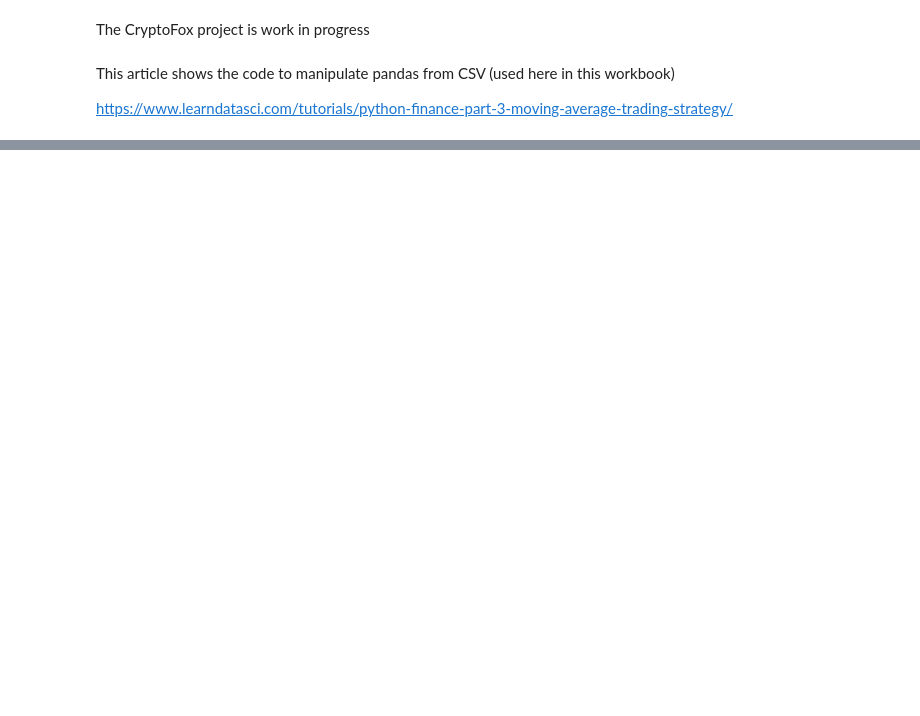
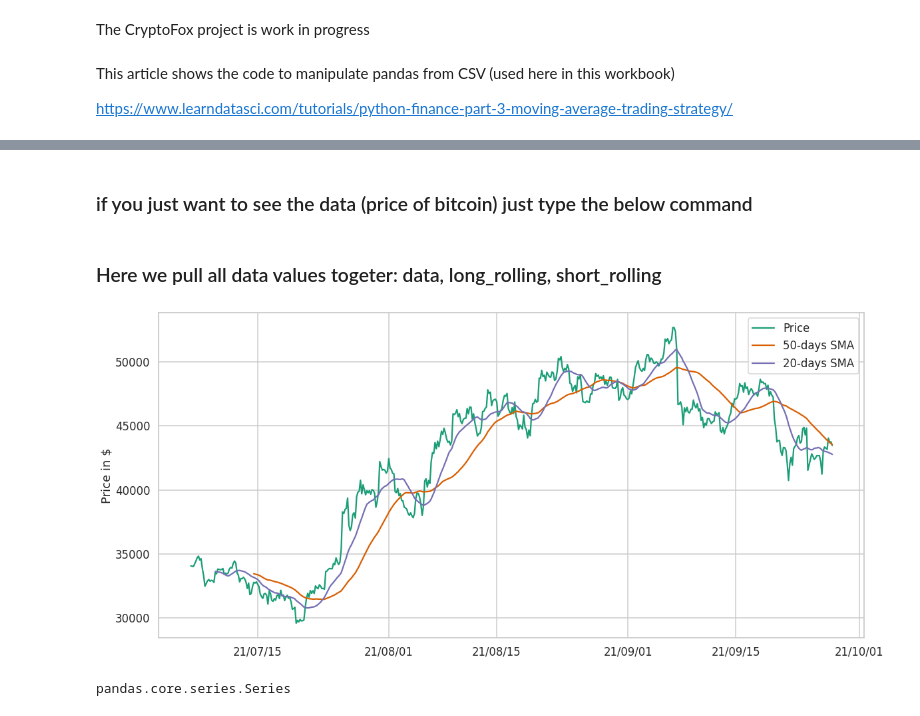
Before and after one commit to georgasj/cryptofox, a Jupyter notebook: cryptoFox.ipynb, the cells around one changed output, grey strips where cells are left out. Cells and saved outputs as stored; diff of their text form; code cells hidden in the pictures; blank space fills up the shorter version.

```diff
--- a/cryptoFox.ipynb
+++ b/cryptoFox.ipynb
@@ -178,0 +76,2 @@ Features to predict price of crypto:
+# %%
+ohlcv = binance.fetch_ohlcv(pair, '4h')
@@ -178,0 +107,10 @@ Features to predict price of crypto:
+# %%
+from datetime import datetime
+
+# Convert all the dates in the Asset Data
+# // operator rounds to Floor with Ints
+dates = [datetime.fromtimestamp(candle[0] // 1000) for candle in ohlcv]
+
+# Print Example Comparison
+print(f'Unix Timestamp: {ohlcv[0][0] // 1000}\n'
+    + f'DateTime Object: {datetime.fromtimestamp(ohlcv[0][0] // 1000)}')
@@ -178,0 +124,8 @@ Features to predict price of crypto:
+# %%
+import pandas as pd
+
+# Combine Columns of Dates and Prices
+data = pd.Series(prices, index=dates) # series
+data_df = pd.DataFrame(data=prices, index=dates, columns=["Price"]) # dataframe
+
+print(f'Data Series: \n{data}') # What it looks like
@@ -178,0 +181,6 @@ Features to predict price of crypto:
+# %%
+# Calculating the long-window simple moving average - its a Panda DataFrame
+long_rolling = data.rolling(window=50).mean() # its a Panda Series
+#long_rolling_df= long_rolling.rename(columns={'Price':'SMA50'}) # its a Panda Dataframe
+long_rolling.tail(500)
+#np.size(long_rolling) #its 500
@@ -178,0 +205,2 @@ Features to predict price of crypto:
+# %% [markdown]
+### if you just want to see the data (price of bitcoin) just type the below command
@@ -178,0 +209,28 @@ Features to predict price of crypto:
+# %% [markdown]
+### Here we pull all data values togeter: data, long_rolling, short_rolling
+# %%
+import matplotlib.pyplot as plt
+import matplotlib.dates as mdates
+%matplotlib inline
+import seaborn as sns
+fig, ax = plt.subplots(figsize=(19,9))
+#sns.set(style='darkgrid', context='talk', palette='Dark2')
+sns.set(style='whitegrid', context='talk', palette='Dark2')
+
+my_year_month_fmt = mdates.DateFormatter('%y/%m/%d')
+
+ax.plot(data, label='Price')
+ax.plot(long_rolling, label = '50-days SMA')
+ax.plot(short_rolling, label = '20-days SMA')
+
+ax.legend(loc='best')
+ax.set_ylabel('Price in $')
+ax.xaxis.set_major_formatter(my_year_month_fmt)
+# %% [output]
+[figure, added]
+# %%
+#print(long_rolling[0:])
+#type(long_rolling)
+type(data)
+# %% [output]
+pandas.core.series.Series
```
Also changed, not shown: parts of 50 cells of this notebook.
